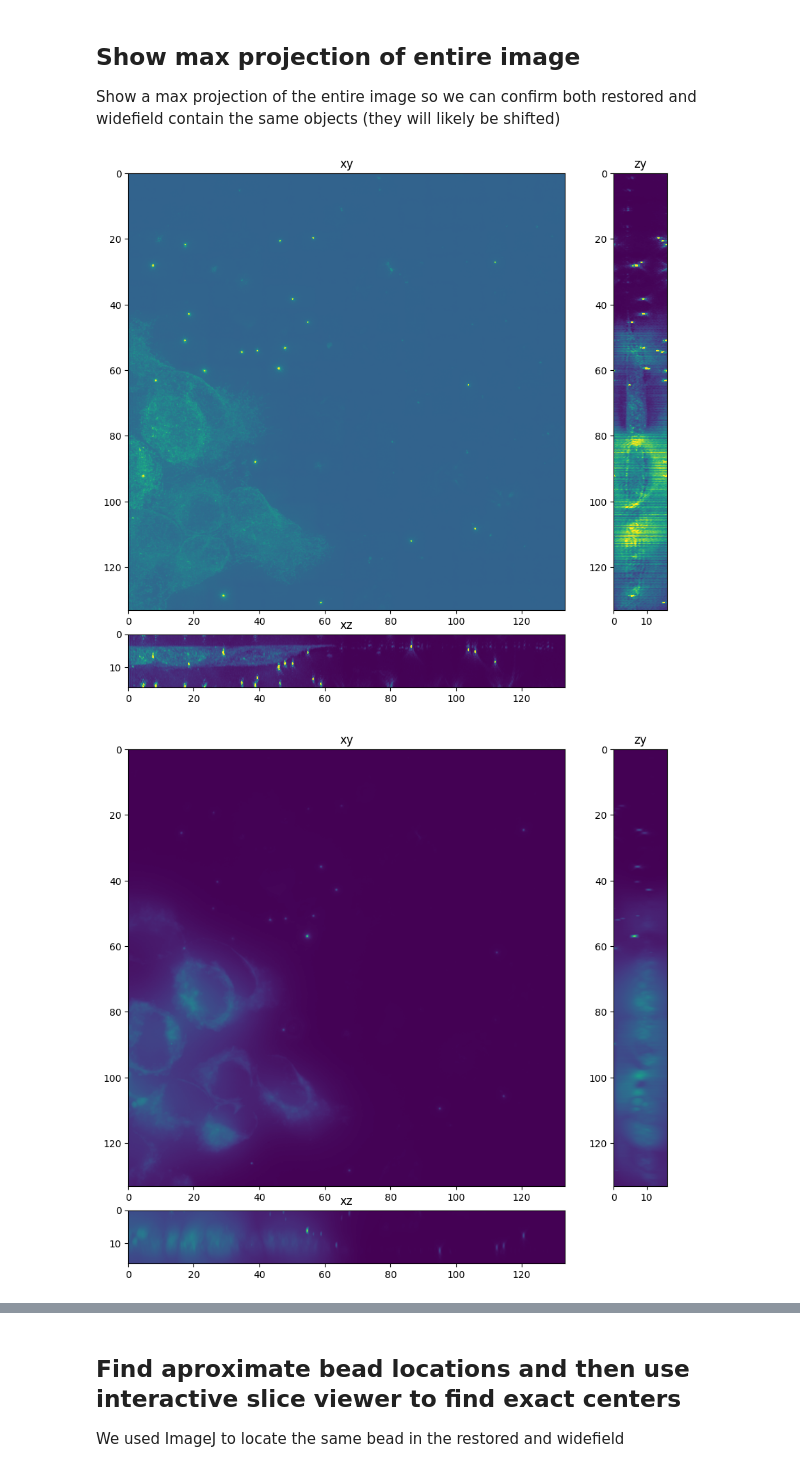
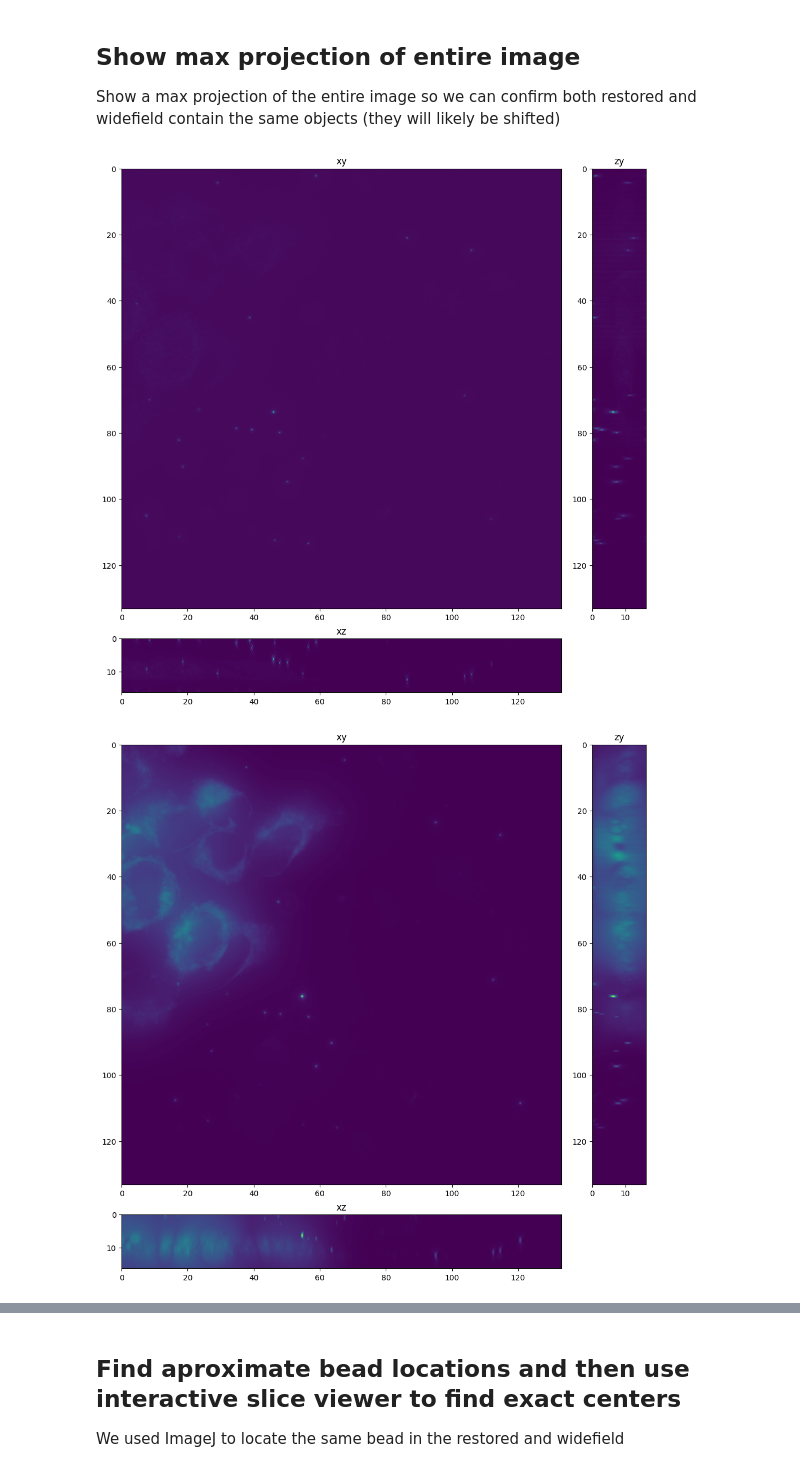
Before and after one commit to True-North-Intelligent-Algorithms/simrecon, a Jupyter notebook: notebooks/analysis/visualize_beads.ipynb, the cells around one changed output, grey strips where cells are left out. Drawn from its saved outputs; the diff is of its cells as text; code cells hidden in the pictures.

```diff
--- a/notebooks/analysis/visualize_beads.ipynb
+++ b/notebooks/analysis/visualize_beads.ipynb
@@ -9,8 +9,27 @@ from skimage.transform import resize
 import numpy as np
 import os
 parent_path = r'D:\Janelia\Data 2024-06-12'
+figure_path = r'D:\Janelia\Analysis 2024-06-12\figures'
 
-output=Mrc.Mrc(os.path.join(parent_path, 'data/561nm WF correlation image 2_20240521_162301/560 nm 655 40 filter 5 phases 0.81 NA React_All Linear SIM_cam1_1_proc_560 201909_19-20_best_gApo_0.2_supR_1.5_w_0.001_tile64_pad32.mrc'))
+if not os.path.exists(figure_path):
+    os.makedirs(figure_path)
+
+gApo = 0.3
+supR = 10
+w = 0.001
+tile = False
+
+if tile:
+    output=Mrc.Mrc(os.path.join(parent_path, 'data/561nm WF correlation image 2_20240521_162301/560 nm 655 40 filter 5 phases 0.81 NA React_All Linear SIM_cam1_1_proc_560 201909_19-20_best_gApo_'+str(gApo)+ \
+                            '_supR_'+str(supR)+'_w_'+str(w)+'_tile64_pad32.mrc'))
+else:
+    str0 = '560 nm 655 40 filter 5 phases 0.81 NA React_All Linear SIM_cam1_1_proc_560 201909_19-20_best_gApo_'+str(gApo)+ '_supR_'+str(supR)+'_w_'+str(w)+'.mrc'
+    str1 = '560 nm 655 40 filter 5 phases 0.81 NA React_All Linear SIM_cam1_1_proc560 201909_19-20_best_gApo_0.3_supR_10_w_0.001.mrc'
+    print(str0)
+    print(str1)
+    output=Mrc.Mrc(os.path.join(parent_path, 'data/561nm WF correlation image 2_20240521_162301/560 nm 655 40 filter 5 phases 0.81 NA React_All Linear SIM_cam1_1_proc560 201909_19-20_best_gApo_'+str(gApo)+ \
+                            '_supR_'+str(supR)+'_w_'+str(w)+'.mrc'))
+    #output=Mrc.Mrc(os.path.join(parent_path, 'data/561nm WF correlation image 2_20240521_162301/560 nm 655 40 filter 5 phases 0.81 NA React_All Linear SIM_cam1_1_proc560 201909_19-20_best_gApo_0.3_supR_10_w_0.001.mrc'))
 restored = output.data
 widefield = imread(os.path.join(parent_path, '561nm Widefield no SIM illumination image 8.75 microns stack.tif'))
 
@@ -22,4 +41,8 @@ sxy, sxy, sz = output.header.d[0], output.header.d[1], output.header.d[2]
 # default pixel interpolation of sksize is bilinear
 widefield = resize(widefield, output.shape, anti_aliasing=True, preserve_range=True)
 # flip vertically
-widefield = widefield[:,::-1,:]
+# widefield = widefield[:,::-1,:]
+
+#restored = np.clip(restored, 0, restored.max()/10)
+restored = restored[::-1,:,:]
+restored = restored[:,::-1,:]
@@ -26,3 +52,9 @@ widefield = widefield[:,::-1,:]
+# %%
+restored.min(), restored.max(), widefield.min(), widefield.max()
+
+# replace nan with 0
+restored = restored.copy()
+restored[np.isnan(restored)] = 0
 # %% [markdown]
 ## Show max projection of entire image
 
@@ -30,8 +62,8 @@ Show a max projection of the entire image so we can confirm both restored and wi
 # %%
 from tnia.plotting.projections import show_xyz_max
 
-fig = show_xyz_max(restored, sxy=sxy, sz=sz, vmax = restored.max()/10)
+fig = show_xyz_max(restored, sxy=sxy, sz=sz, vmax = restored.max())
 fig = show_xyz_max(widefield, sxy=sxy, sz=sz, vmax = widefield.max())
 # %% [output]
-[figure, old version]
+[figure, new version]
-[figure, old version]
+[figure, new version]
```
Also changed, not shown: parts of 9 cells of this notebook, 1 other file.
